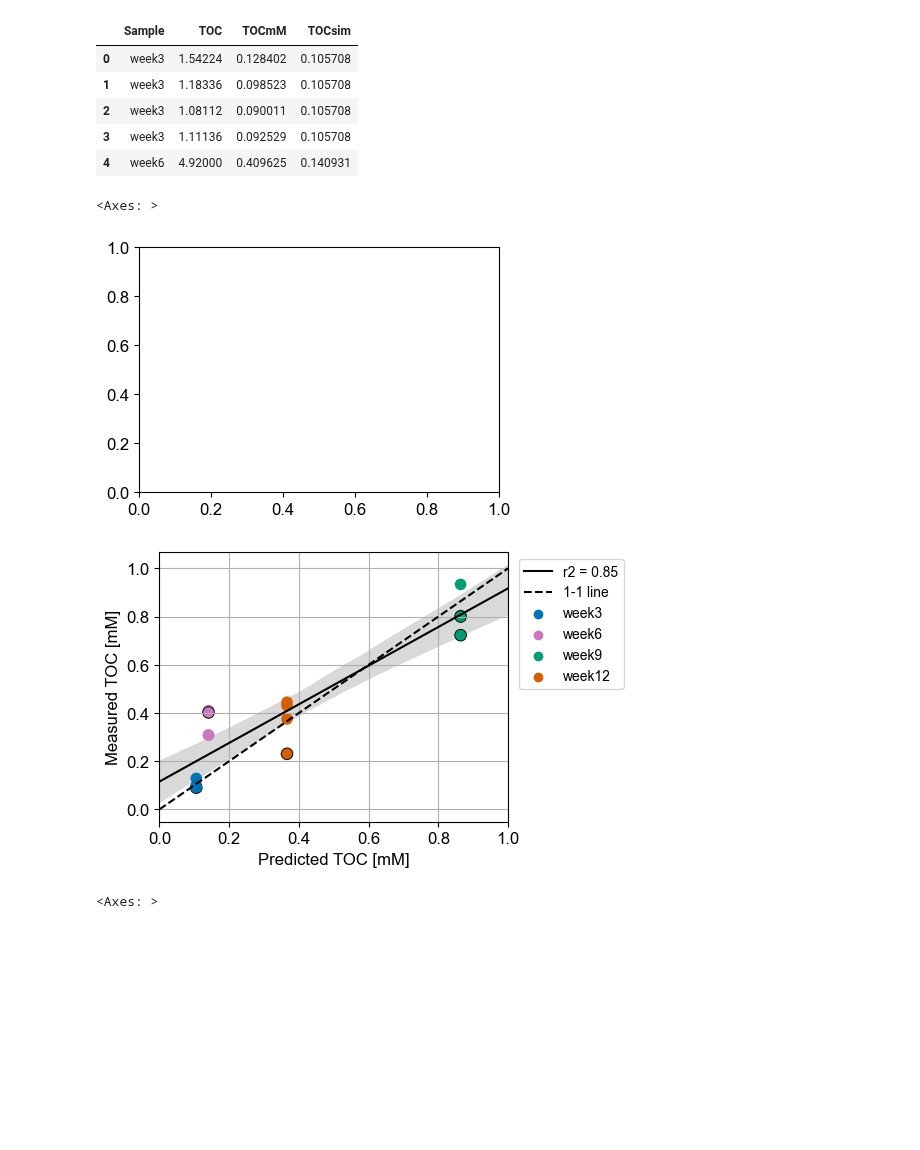
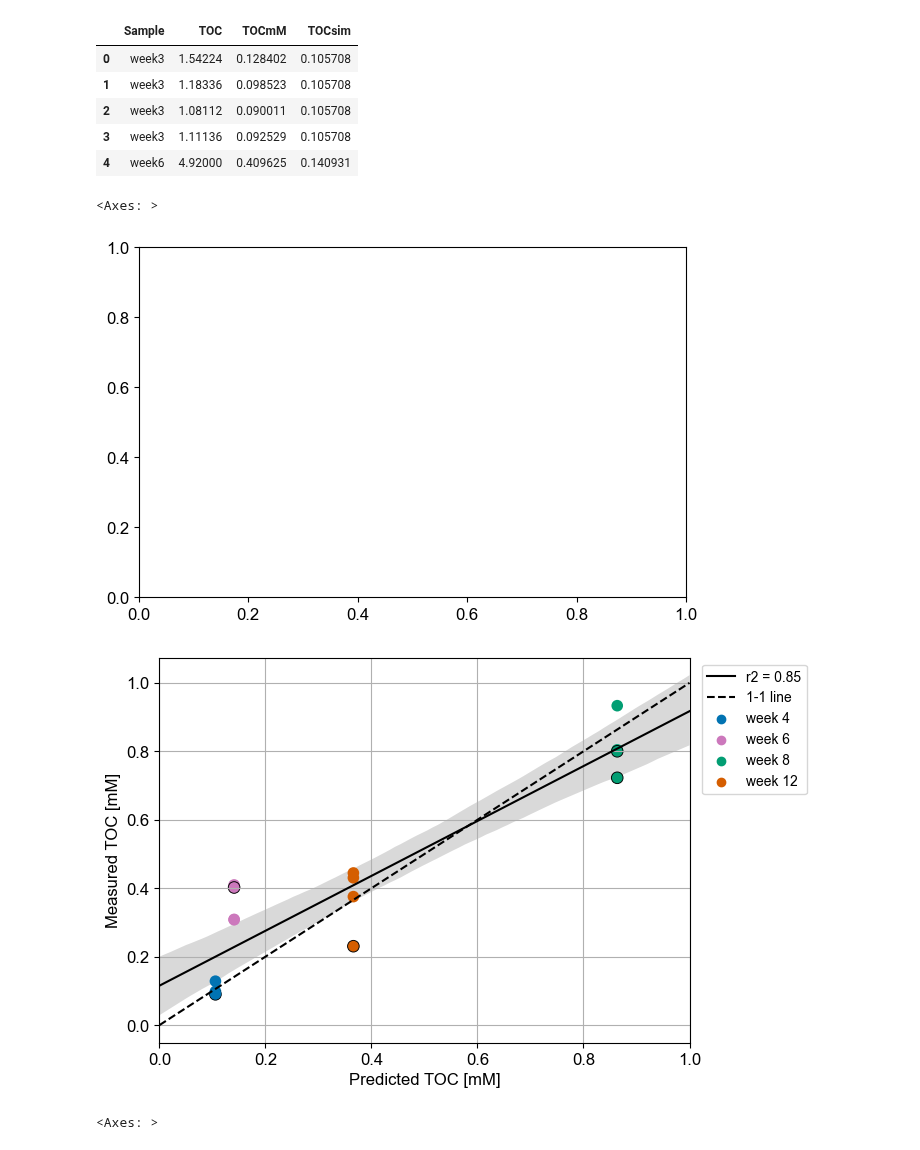
Before and after one commit to giannamars/DEBmicroTrait.jl, a Jupyter notebook: scripts/post_processing/rhizosphere_simulations.ipynb, the cells around one changed output. Cells and saved outputs as stored; diff of their text form; code cells hidden in the pictures; blank space fills up the shorter version.

```diff
--- a/scripts/post_processing/rhizosphere_simulations.ipynb
+++ b/scripts/post_processing/rhizosphere_simulations.ipynb
@@ -13,9 +13,9 @@ from scipy import stats
 import h5py
 import calendar
 # %%
-fig_width = 4.5                        # inches
+fig_width = 6.84                        # inches
 golden_mean = (np.sqrt(5)-1.0)/2.0      # Aesthetic ratio
-fig_height = 3.5      # height in inches
+fig_height = 5.0      # height in inches
 dpi = 300.0
 # Margins are specified as a fraction of axes size.
 # May need to adjust (especially left and bottom) to accomodate axes labels/tickmarks
@@ -64,21 +64,21 @@ plt.axes([leftmargin,
             1.0 - topmargin-bottommargin])
 # %% [output]
 <Axes: >
-[figure, old version]
+[figure, new version]
 # %%
 ax = plt.gca()
-ax = sns.regplot(x="TOCsim", y="TOCmM", data=df_toc, color='k', marker="s", scatter_kws={"s": 100, "edgecolor":'b', 'facecolor':"none"}, line_kws={"lw": 1.5, "color":'k'}, label="r2 = 0.85", truncate=False, scatter=False)
+ax = sns.regplot(x="TOCsim", y="TOCmM", data=df_toc.replace(["week3", "week6", "week9", "week12"], ["week 4", "week 6", "week 8", "week 12"]), color='k', marker="s", scatter_kws={"s": 100, "edgecolor":'b', 'facecolor':"none"}, line_kws={"lw": 1.5, "color":'k'}, label="r2 = 0.85", truncate=False, scatter=False)
 x = np.linspace(0,1,100)
 y1 = x
 plt.plot(x, y1, '--', c='k', label="1-1 line")
-ax = sns.scatterplot(x="TOCsim", y="TOCmM", data=df_toc, hue="Sample", palette=['#0173b2', '#cc78bc', '#029e73', '#d55e00'], edgecolor=["none", "none", "k"], s=70)
+ax = sns.scatterplot(x="TOCsim", y="TOCmM", data=df_toc.replace(["week3", "week6", "week9", "week12"], ["week 4", "week 6", "week 8", "week 12"]), hue="Sample", palette=['#0173b2', '#cc78bc', '#029e73', '#d55e00'], edgecolor=["none", "none", "k"], s=70)
 plt.grid(True)
 plt.legend(title="", bbox_to_anchor=(1.01, 1))
 plt.xlabel("Predicted TOC [mM]")
 plt.ylabel("Measured TOC [mM]")
 plt.savefig("/Users/glmarschmann/.julia/dev/DEBmicroTrait/files/avena/benchmark_avena2018.svg", format='svg')
 # %% [output]
-[figure, old version]
+[figure, new version]
 # %%
 f = h5py.File("/Users/glmarschmann/.julia/dev/DEBmicroTrait/files/output/timeseries_avena2018.jld2", "r")
 rate2018 = f["rateseries_2018"][:]
```
Also changed, not shown: parts of 10 cells of this notebook, 12 other files.
